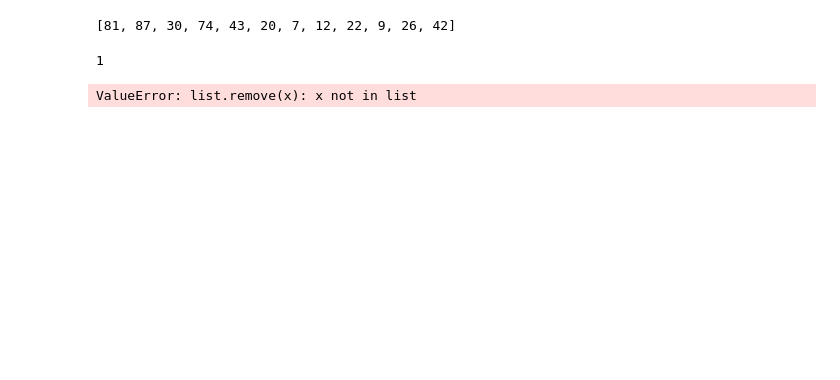
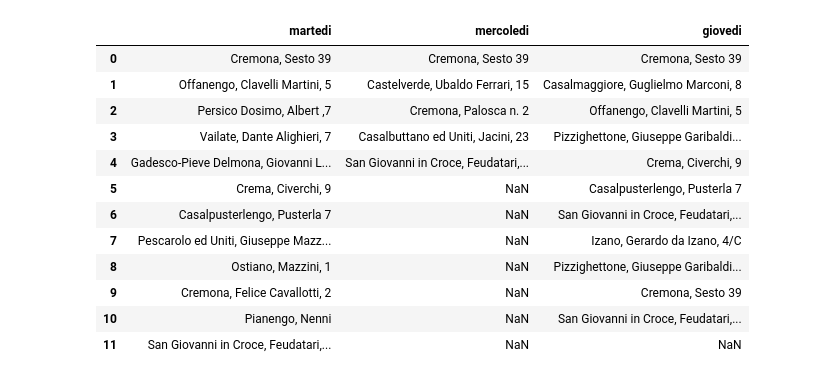
Before and after one commit to MassimoCavagna/Bachelor-Thesis, a Jupyter notebook: Algoritmi/Random.ipynb, the cells around one changed output. Cells and saved outputs as stored; diff of their text form; code cells hidden in the pictures; blank space fills up the shorter version.

```diff
--- a/Algoritmi/Random.ipynb
+++ b/Algoritmi/Random.ipynb
@@ -18,3 +19,33 @@ dfd = pd.read_csv("../Dati/distanze/distances_computed.csv", delimiter=";", enco
 
 base1 = pd.read_csv("../Dati/turni_f/furgoncino1_routing.csv", delimiter=";", encoding = "ISO-8859-1")
 base2 = pd.read_csv("../Dati/turni_f/furgoncino2_routing.csv", delimiter=";", encoding = "ISO-8859-1")
+# %%
+fur1 = translate_name(dft, pd.read_csv("../Dati/turni_f/original_start/f1_original.csv", delimiter=";", encoding = "ISO-8859-1"))
+fur2 = translate_name(dft, pd.read_csv("../Dati/turni_f/original_start/f2_original.csv", delimiter=";", encoding = "ISO-8859-1"))
+
+random_f1 = pd.DataFrame(data={})
+random_f2 = pd.DataFrame(data={})
+
+for d in fur1.columns:
+    sample = random.sample(range(1,len(fur1[d].dropna())-1), len(fur1[d].dropna())-2)
+    center = [fur1[d][0]] + list(fur1[d][sample]) + [list(fur1[d].dropna())[-1]]
+    random_f1 = pd.concat([random_f1, pd.Series(center).rename(d)], axis=1)
+
+for d in fur2.columns:
+    sample = random.sample(range(1,len(fur2[d].dropna())-1), len(fur2[d].dropna())-2)
+    center = [fur2[d][0]] + list(fur2[d][sample]) + [list(fur2[d].dropna())[-1]]
+    random_f2 = pd.concat([random_f2, pd.Series(center).rename(d)], axis=1)
+# %% [output]
+|  | martedi | mercoledi | giovedi |
+| 0 | Cremona, Sesto 39 | Cremona, Sesto 39 | Cremona, Sesto 39 |
+| 1 | Offanengo, Clavelli Martini, 5 | Castelverde, Ubaldo Ferrari, 15 | Casalmaggiore, Guglielmo Marconi, 8 |
+| 2 | Persico Dosimo, Albert ,7 | Cremona, Palosca n. 2 | Offanengo, Clavelli Martini, 5 |
+| 3 | Vailate, Dante Alighieri, 7 | Casalbuttano ed Uniti, Jacini, 23 | Pizzighettone, Giuseppe Garibaldi... |
+| 4 | Gadesco-Pieve Delmona, Giovanni L... | San Giovanni in Croce, Feudatari,... | Crema, Civerchi, 9 |
+| 5 | Crema, Civerchi, 9 | NaN | Casalpusterlengo, Pusterla 7 |
+| 6 | Casalpusterlengo, Pusterla 7 | NaN | San Giovanni in Croce, Feudatari,... |
+| 7 | Pescarolo ed Uniti, Giuseppe Mazz... | NaN | Izano, Gerardo da Izano, 4/C |
+| 8 | Ostiano, Mazzini, 1 | NaN | Pizzighettone, Giuseppe Garibaldi... |
+| 9 | Cremona, Felice Cavallotti, 2 | NaN | Cremona, Sesto 39 |
+| 10 | Pianengo, Nenni | NaN | San Giovanni in Croce, Feudatari,... |
+| 11 | San Giovanni in Croce, Feudatari,... | NaN | NaN |
@@ -30,27 +64,25 @@ for d in base2.columns:
         occurrences[city] += 1
         tot.append(city)
 # %%
-cardinality = [12,22,22,22,11]
+cardinality = [8,16,16,16,8]
 
-pd.DataFrame(data={}, columns=base1.columns)
+random_df = pd.DataFrame(data={})
 for d in base1.columns:
-    i = base1.columns.index(d)
+    i = list(base1.columns).index(d)
+
     c = cardinality[i]
     cur_route = random.sample(range(0,len(occurrences)), c)
     daily_cities = []
     for el in cur_route:
-        daily_cities = occurrences.index(el)
+        daily_cities.append(occurrences.index[el])
     for el in cur_route:
-        occurrences[occurrences.index(el)] -=1
+        occurrences[occurrences.index[el]] -=1
+    to_remove = []
+    for el in cur_route:
+        if occurrences[occurrences.index[el]] == 0:
+            to_remove.append(occurrences.index[el])
+    occurrences = occurrences.drop(labels=to_remove)
+
+    random_df = pd.concat([random_df, pd.Series(daily_cities).rename(d)], axis=1)
+
+random_df
-# %% [output]
-[81, 87, 30, 74, 43, 20, 7, 12, 22, 9, 26, 42]
-# %%
-occurrences.get(1)
-# %% [output]
-1
-# %%
-a = [1,2,3,4,3,2]
-a.remove(7)
-a
-# %% [output]
-ValueError: list.remove(x): x not in list
```
Also changed, not shown: parts of 5 cells of this notebook, 6 other files.
